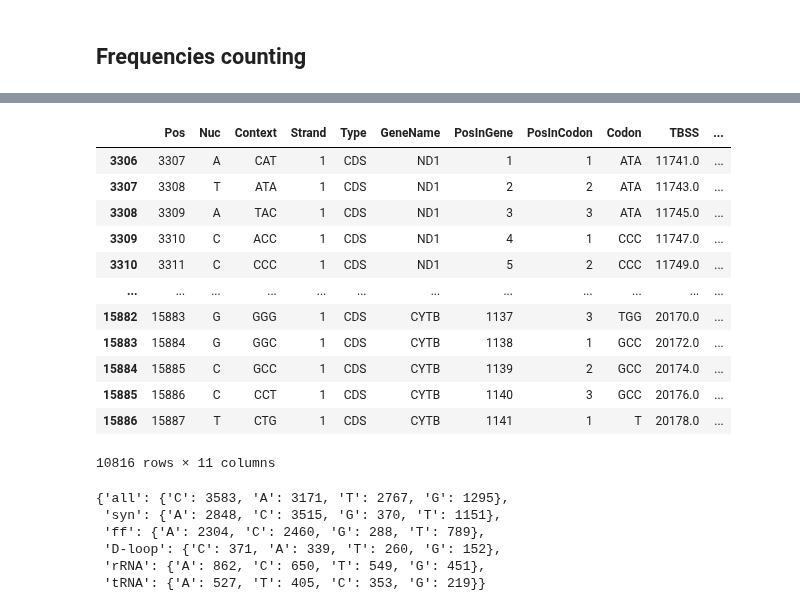
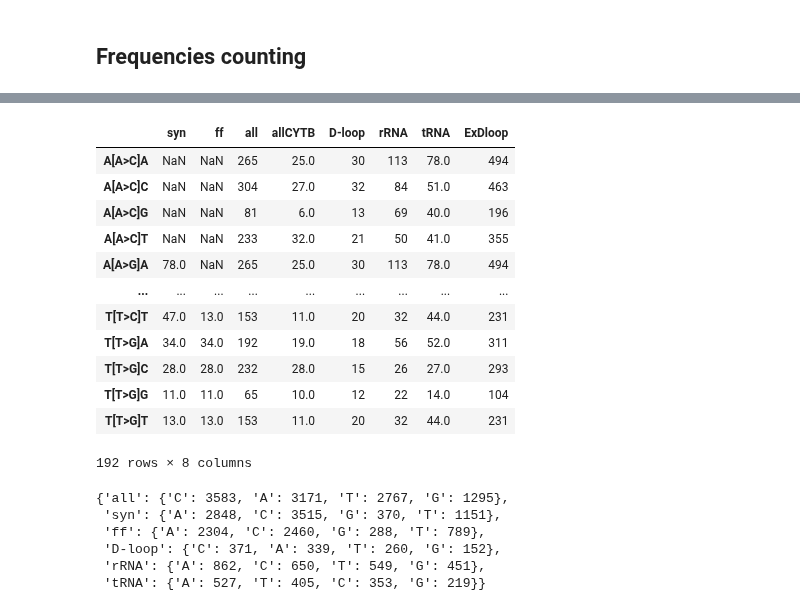
Before and after one commit to mitoclub/mtdnaMutSpecOfCancers, a Jupyter notebook: notebooks/cancer_calc_ms.ipynb, the cells around one changed output, grey strips where cells are left out. Saved outputs shown, nothing was run; the diff lists cells and outputs as text; code cells hidden in the pictures.

```diff
--- a/notebooks/cancer_calc_ms.ipynb
+++ b/notebooks/cancer_calc_ms.ipynb
@@ -276,19 +322,21 @@ mutations_summary(mutations, gene_col="GeneName")
+# %%
+pd.DataFrame(exp_muts192).sort_index()
+# %% [output]
+|  | syn | ff | all | allCYTB | D-loop | rRNA | tRNA | ExDloop |
+| A[A>C]A | NaN | NaN | 265 | 25.0 | 30 | 113 | 78.0 | 494 |
+| A[A>C]C | NaN | NaN | 304 | 27.0 | 32 | 84 | 51.0 | 463 |
+| A[A>C]G | NaN | NaN | 81 | 6.0 | 13 | 69 | 40.0 | 196 |
+| A[A>C]T | NaN | NaN | 233 | 32.0 | 21 | 50 | 41.0 | 355 |
+| A[A>G]A | 78.0 | NaN | 265 | 25.0 | 30 | 113 | 78.0 | 494 |
+| ... | ... | ... | ... | ... | ... | ... | ... | ... |
+| T[T>C]T | 47.0 | 13.0 | 153 | 11.0 | 20 | 32 | 44.0 | 231 |
+| T[T>G]A | 34.0 | 34.0 | 192 | 19.0 | 18 | 56 | 52.0 | 311 |
+| T[T>G]C | 28.0 | 28.0 | 232 | 28.0 | 15 | 26 | 27.0 | 293 |
+| T[T>G]G | 11.0 | 11.0 | 65 | 10.0 | 12 | 22 | 14.0 | 104 |
+| T[T>G]T | 13.0 | 13.0 | 153 | 11.0 | 20 | 32 | 44.0 | 231 |
+192 rows × 8 columns
 # %%
-ProtRef = Ref[(Ref.Type == "CDS") & (Ref.Strand == 1)]
-ProtRef["SynNum"] = ProtRef.apply(lambda s: coda.get_syn_number(s.Codon, s.PosInCodon - 1), axis=1)
-ProtRef
+# ProtRef = Ref[(Ref.Type == "CDS") & (Ref.Strand == 1)]
+# ProtRef["SynNum"] = ProtRef.apply(lambda s: coda.get_syn_number(s.Codon, s.PosInCodon - 1), axis=1)
+# ProtRef
-# %% [output]
-|  | Pos | Nuc | Context | Strand | Type | GeneName | PosInGene | PosInCodon | Codon | TBSS | ... |
-| 3306 | 3307 | A | CAT | 1 | CDS | ND1 | 1 | 1 | ATA | 11741.0 | ... |
-| 3307 | 3308 | T | ATA | 1 | CDS | ND1 | 2 | 2 | ATA | 11743.0 | ... |
-| 3308 | 3309 | A | TAC | 1 | CDS | ND1 | 3 | 3 | ATA | 11745.0 | ... |
-| 3309 | 3310 | C | ACC | 1 | CDS | ND1 | 4 | 1 | CCC | 11747.0 | ... |
-| 3310 | 3311 | C | CCC | 1 | CDS | ND1 | 5 | 2 | CCC | 11749.0 | ... |
-| ... | ... | ... | ... | ... | ... | ... | ... | ... | ... | ... | ... |
-| 15882 | 15883 | G | GGG | 1 | CDS | CYTB | 1137 | 3 | TGG | 20170.0 | ... |
-| 15883 | 15884 | G | GGC | 1 | CDS | CYTB | 1138 | 1 | GCC | 20172.0 | ... |
-| 15884 | 15885 | C | GCC | 1 | CDS | CYTB | 1139 | 2 | GCC | 20174.0 | ... |
-| 15885 | 15886 | C | CCT | 1 | CDS | CYTB | 1140 | 3 | GCC | 20176.0 | ... |
-| 15886 | 15887 | T | CTG | 1 | CDS | CYTB | 1141 | 1 | T | 20178.0 | ... |
-10816 rows × 11 columns
 # %%
```
Also changed, not shown: parts of 14 cells of this notebook, 2 other files.
